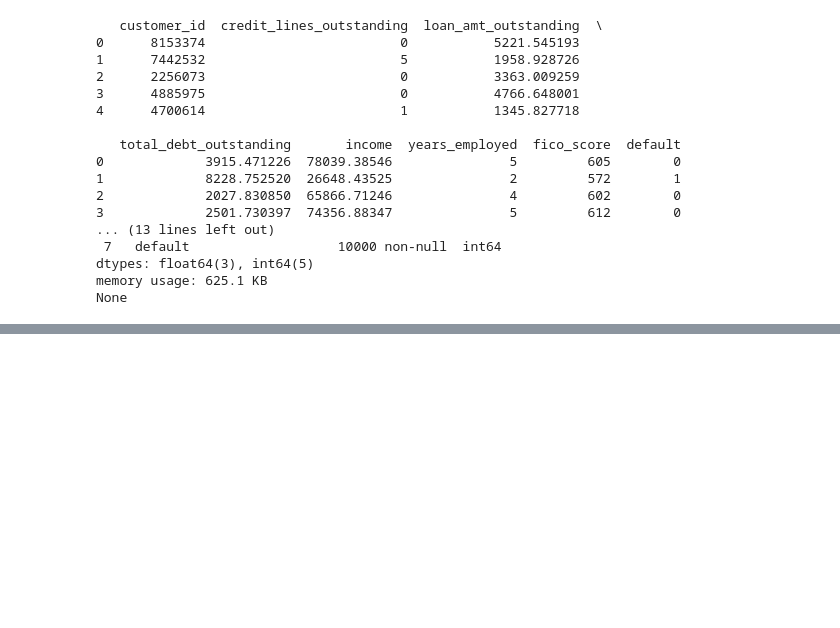
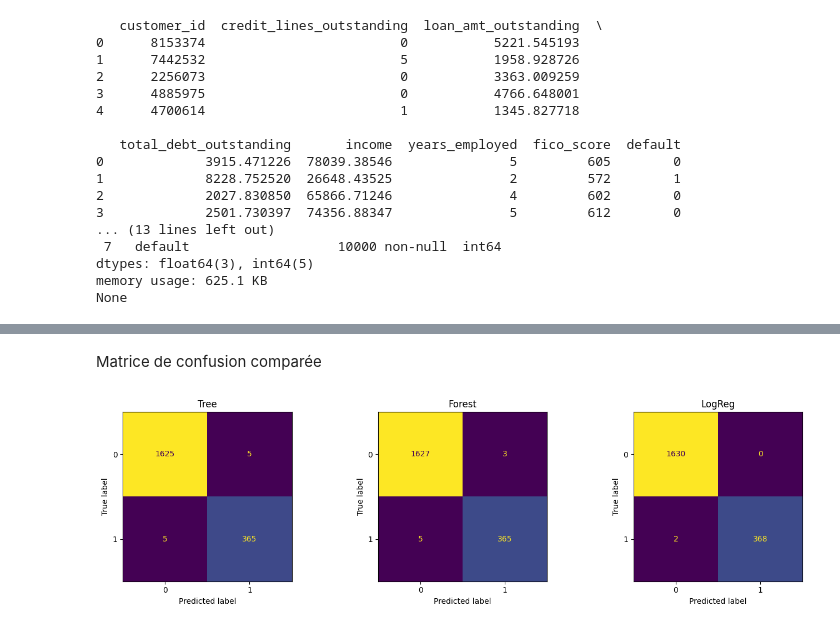
Before and after one commit to KevinJOU/Projet_MLOPS_LOAN, a Jupyter notebook: notebook/01_eda_and_models.ipynb, the cells around one changed output, grey strips where cells are left out. Saved outputs shown, nothing was run; the diff lists cells and outputs as text; code cells hidden in the pictures; blank space fills up the shorter version.

```diff
--- a/notebook/01_eda_and_models.ipynb
+++ b/notebook/01_eda_and_models.ipynb
@@ -47,0 +416,16 @@ None
+# %% [markdown]
+Matrice de confusion comparée
+# %%
+from sklearn.metrics import ConfusionMatrixDisplay
+
+fig, axes = plt.subplots(1, 3, figsize=(14,4))
+for ax, (name, y_pred) in zip(
+    axes,
+    [("Tree", y_pred_dt), ("Forest", y_pred_rf), ("LogReg", y_pred_lr)]
+):
+    ConfusionMatrixDisplay.from_predictions(y_test, y_pred, ax=ax, colorbar=False)
+    ax.set_title(name)
+plt.tight_layout()
+plt.show()
+# %% [output]
+[figure, added]
```
Also changed, not shown: parts of 19 cells of this notebook.
